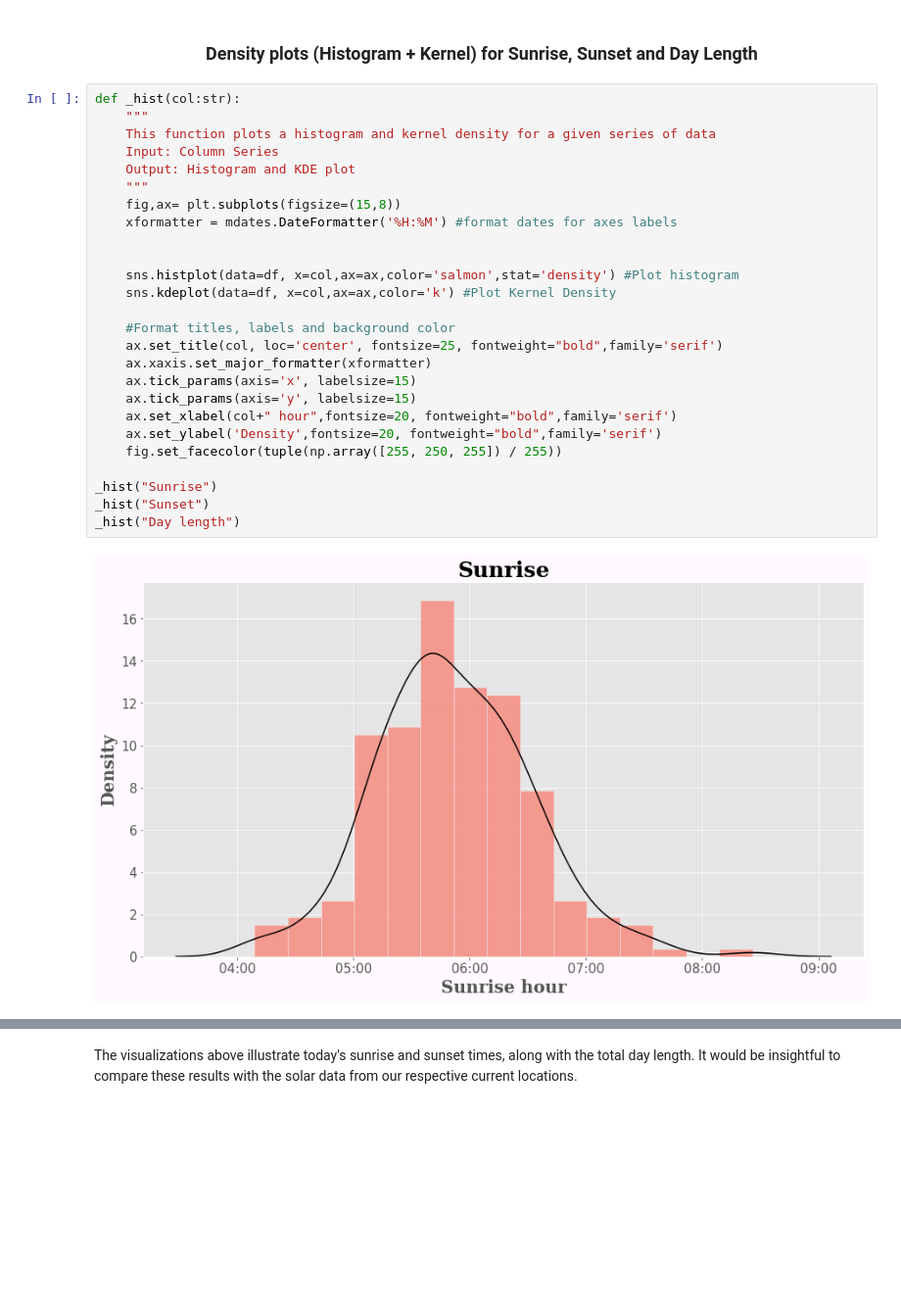
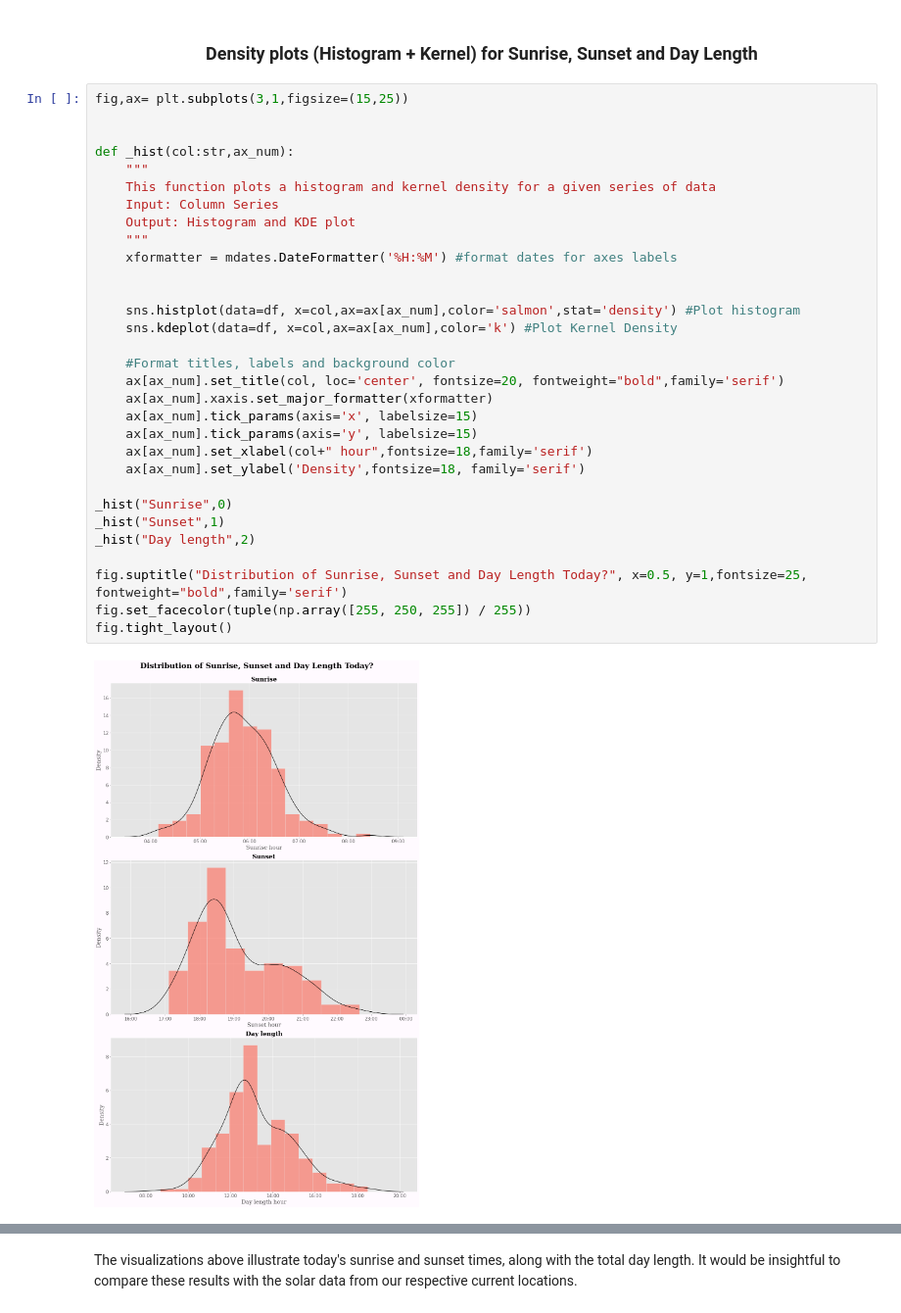
Before and after one commit to snaveerafrizvi/Sunsets-and-Sunrises, a Jupyter notebook: Sunsets_and_sunrises.ipynb, the cells around one changed output, grey strips where cells are left out. Shown at 98% size. Cells and saved outputs as stored; diff of their text form; blank space fills up the shorter version.

Commit message:
updated for today

```diff
--- a/Sunsets_and_sunrises.ipynb
+++ b/Sunsets_and_sunrises.ipynb
@@ -115,30 +115,35 @@ top_cities("longest")
 
 ### <div style="text-align: center;"> Density plots (Histogram + Kernel) for Sunrise, Sunset and Day Length </div>
 # %%
-def _hist(col:str):
+fig,ax= plt.subplots(3,1,figsize=(15,25))
+
+
+def _hist(col:str,ax_num):
     """
     This function plots a histogram and kernel density for a given series of data
     Input: Column Series
     Output: Histogram and KDE plot
     """
-    fig,ax= plt.subplots(figsize=(15,8))
     xformatter = mdates.DateFormatter('%H:%M') #format dates for axes labels
 
 
-    sns.histplot(data=df, x=col,ax=ax,color='salmon',stat='density') #Plot histogram
-    sns.kdeplot(data=df, x=col,ax=ax,color='k') #Plot Kernel Density
+    sns.histplot(data=df, x=col,ax=ax[ax_num],color='salmon',stat='density') #Plot histogram
+    sns.kdeplot(data=df, x=col,ax=ax[ax_num],color='k') #Plot Kernel Density
 
     #Format titles, labels and background color
-    ax.set_title(col, loc='center', fontsize=25, fontweight="bold",family='serif')
-    ax.xaxis.set_major_formatter(xformatter)
-    ax.tick_params(axis='x', labelsize=15)
-    ax.tick_params(axis='y', labelsize=15)
-    ax.set_xlabel(col+" hour",fontsize=20, fontweight="bold",family='serif')
-    ax.set_ylabel('Density',fontsize=20, fontweight="bold",family='serif')
-    fig.set_facecolor(tuple(np.array([255, 250, 255]) / 255))
+    ax[ax_num].set_title(col, loc='center', fontsize=20, fontweight="bold",family='serif')
+    ax[ax_num].xaxis.set_major_formatter(xformatter)
+    ax[ax_num].tick_params(axis='x', labelsize=15)
+    ax[ax_num].tick_params(axis='y', labelsize=15)
+    ax[ax_num].set_xlabel(col+" hour",fontsize=18,family='serif')
+    ax[ax_num].set_ylabel('Density',fontsize=18, family='serif')
 
-_hist("Sunrise")
-_hist("Sunset")
-_hist("Day length")
+_hist("Sunrise",0)
+_hist("Sunset",1)
+_hist("Day length",2)
+
+fig.suptitle("Distribution of Sunrise, Sunset and Day Length Today?", x=0.5, y=1,fontsize=25, fontweight="bold",family='serif')
+fig.set_facecolor(tuple(np.array([255, 250, 255]) / 255))
+fig.tight_layout()
 # %% [output]
-[figure, old version]
+[figure, new version]
```
Also changed, not shown: parts of 3 cells of this notebook, 2 other files.
